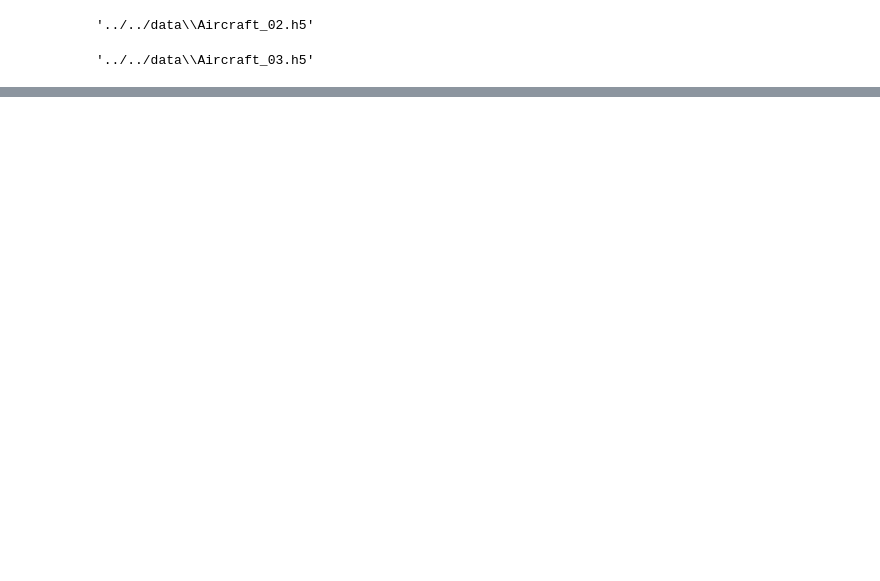
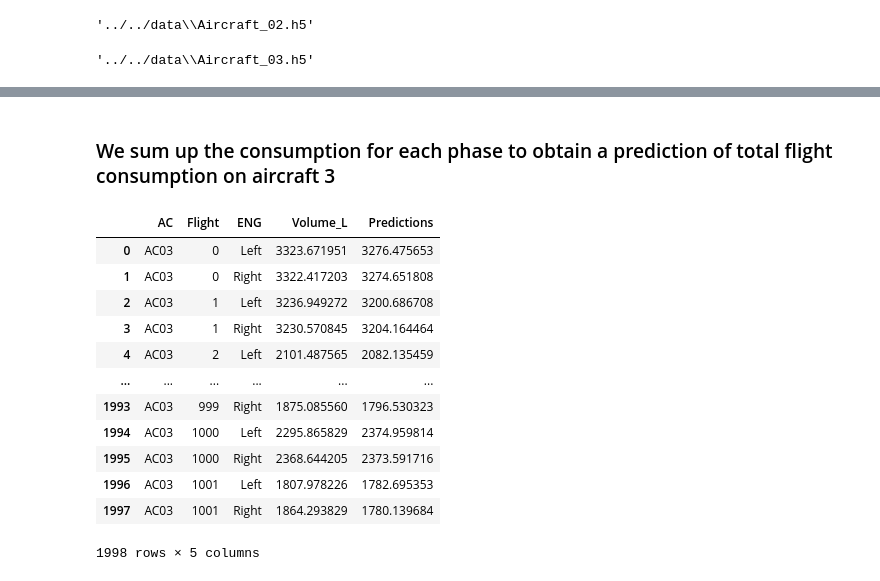
Before and after one commit to jee51/M2DProjet2324, a Jupyter notebook: notebooks/Achille_Work/Achille_conso_fuel_global.ipynb, the cells around one changed output, grey strips where cells are left out. Cells and saved outputs as stored; diff of their text form; code cells hidden in the pictures; blank space fills up the shorter version.

```diff
--- a/notebooks/Achille_Work/Achille_conso_fuel_global.ipynb
+++ b/notebooks/Achille_Work/Achille_conso_fuel_global.ipynb
@@ -272,0 +431,3 @@ strong multicollinearity or other numerical problems.
+# %%
+# model = ModelConsoByPhases(acs= [df_train], phases=['climb', 'cruise', 'descend'])
+modelByPhase = ModelConsoByPhase(acs= [df_train], phases='all')
@@ -272,0 +458,32 @@ strong multicollinearity or other numerical problems.
+# %% [markdown]
+### We sum up the consumption for each phase to obtain a prediction of total flight consumption on aircraft 3
+# %%
+columns = [ 'AC', 'ENG', 'Flight', 'Phase', 'Leg_flight_H', 'Volume_L', 'Predictions' ]
+dataframes = []
+for p, df_ in ac03_pred.items():
+    dataframes.append(df_[columns])
+
+data = pd.concat(dataframes, axis=0, ignore_index=True)
+
+dat = []
+for f in data['Flight'].unique():
+    df = data[data['Flight']==f]
+    dat += [['AC03', f, 'Left', df[df['ENG']=='Left']['Volume_L'].sum(), df[df['ENG']=='Left']['Predictions'].sum()]]
+    dat += [['AC03', f, 'Right', df[df['ENG']=='Right']['Volume_L'].sum(), df[df['ENG']=='Right']['Predictions'].sum()]]
+
+df2 = pd.DataFrame(dat, columns=['AC', 'Flight', 'ENG', 'Volume_L', 'Predictions'])
+df2
+# %% [output]
+|  | AC | Flight | ENG | Volume_L | Predictions |
+| 0 | AC03 | 0 | Left | 3323.671951 | 3276.475653 |
+| 1 | AC03 | 0 | Right | 3322.417203 | 3274.651808 |
+| 2 | AC03 | 1 | Left | 3236.949272 | 3200.686708 |
+| 3 | AC03 | 1 | Right | 3230.570845 | 3204.164464 |
+| 4 | AC03 | 2 | Left | 2101.487565 | 2082.135459 |
+| ... | ... | ... | ... | ... | ... |
+| 1993 | AC03 | 999 | Right | 1875.085560 | 1796.530323 |
+| 1994 | AC03 | 1000 | Left | 2295.865829 | 2374.959814 |
+| 1995 | AC03 | 1000 | Right | 2368.644205 | 2373.591716 |
+| 1996 | AC03 | 1001 | Left | 1807.978226 | 1782.695353 |
+| 1997 | AC03 | 1001 | Right | 1864.293829 | 1780.139684 |
+1998 rows × 5 columns
```
Also changed, not shown: parts of 59 cells of this notebook, 6 other files.
